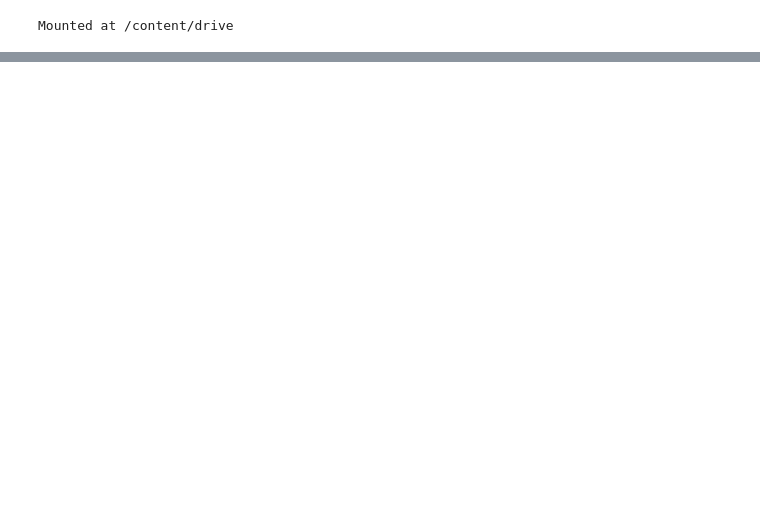
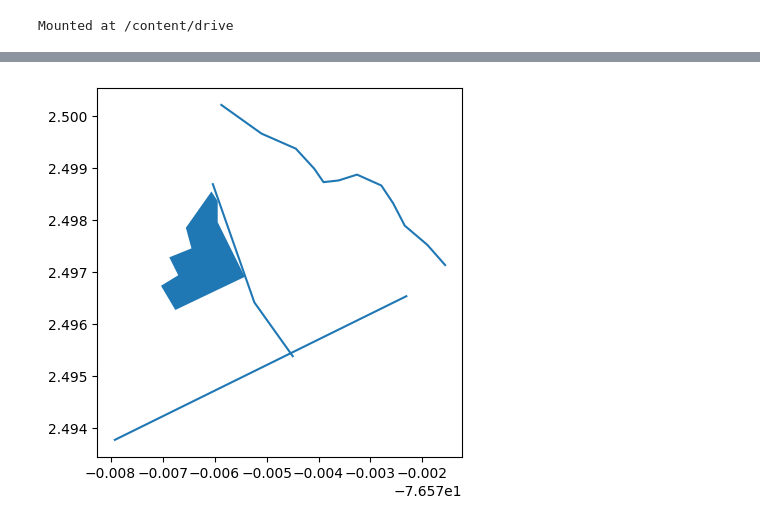
Before and after one commit to yadymilenajimenez-data/Talento-Tech-2024, a Jupyter notebook: 3_4_Taller_GeoJsons.ipynb, the cells around one changed output, grey strips where cells are left out. Cells and saved outputs as stored; diff of their text form; code cells hidden in the pictures; blank space fills up the shorter version.

```diff
--- a/3_4_Taller_GeoJsons.ipynb
+++ b/3_4_Taller_GeoJsons.ipynb
@@ -138,0 +147,72 @@ gdf.plot()
+# %%
+import geopandas as gpd
+from shapely.geometry import Point, Polygon, LineString
+import matplotlib.pyplot as plt
+
+# Localizar tu hogar y tu barrio en el mapa (usando coordenadas de geojson.io)
+
+# Dibujar un recuadro sobre tu casa o tu barrio (ejemplo de un cuadrado)
+recuadro_casa = Polygon([(-76.57610305160782, 2.497133990213797),
+                        (-76.57610305160782, 2.497250328430269),
+                        (-76.57622381332736, 2.497250328430269),
+                        (-76.57622381332736, 2.497133990213797)])
+#dibujo punto casa
+punto_casa = Point([(-76.57585762151763, 2.497719895819216)])
+
+recuadro_barrio = Polygon ([(-76.57605992242193, 2.498547283405827),
+                            (-76.5765515951382, 2.497849254641636),
+                            (-76.57644377217382, 2.497452843079401),
+                            (-76.5768707511116, 2.497280490187876),
+                            (-76.5766982343694, 2.4969357843397546),
+                            (-76.57703032909865, 2.496733269610928),
+                            (-76.57675430231048, 2.4962679165000594),
+                            (-76.57541729755607, 2.4969056225728536),
+                            (-76.57593916070239, 2.497956975153116),
+                            (-76.57593916070239,2.4983620042022068)])
+#dibujo punto barrio
+punto_barrio = Point([(-76.57616719933496, 2.497221051038906)])
+
+# Dibujar linestrings y polígonos para representar características geográficas, rios variantes
+carretera_cercana = LineString([(-76.57603921245251, 2.4987075484162915),
+                                (-76.57523426525724, 2.4964138004378498),
+                                (-76.57448420082518, 2.495362878712143)])
+
+variente_cercana = LineString([(-76.57229281574226, 2.4965415579052745),
+                                (-76.57793543287683, 2.493760703356486)])
+
+quebrada_cercana = LineString ([(-76.57588605236887, 2.5002243786449156),
+                            (-76.57509645420858, 2.4996609167368717),
+                            (-76.57443577003463, 2.499371136233151),
+                            (-76.5740812565745, 2.4989847621274066),
+                            (-76.57390399984507, 2.498727179327929),
+                            (-76.57361394337808, 2.4987593771805905),
+                            (-76.5732594299186, 2.4988720696582334),
+                            (-76.57279211672217, 2.498662783620162),
+                            (-76.57256651724774, 2.4983247061019256),
+                            (-76.57234091777327, 2.49789003487804),
+                            (-76.57190583307312, 2.497519759278603),
+                            (-76.57155131961363, 2.4971172856826627)])
+
+# Crear un GeoDataFrame
+#aqui se cambia el color
+gdf = gpd.GeoDataFrame(geometry=[punto_hogar, punto_barrio, recuadro_barrio, recuadro_casa, carretera_cercana, variente_cercana, quebrada_cercana])
+   # Crear un GeoDataFrame con el punto de la casa
+   #gdf_casa = gpd.GeoDataFrame(geometry=[punto_casa])
+
+# Plotear el GeoDataFrame con el punto de la casa, asignando un color específico
+#gdf_casa.plot(color='red', markersize=50)  # Por ejemplo, aquí he usado color rojo y un tamaño de marcador de 50
+#plt.show()
+
+# Plotear el GeoDataFrame
+gdf.plot()
+plt.show()
+
+# Guardar el GeoDataFrame en formato GeoJSON
+gdf.to_file("mi_mapa24.geojson", driver='GeoJSON')
+
+# Abrir GeoJSON.io y cargar el archivo GeoJSON generado
+# Ve a https://geojson.io/
+# Haz clic en "Open" y selecciona el archivo "mi_mapa.geojson" que acabas de guardar
+# Ahora deberías ver tus geometrías en el mapa
+# %% [output]
+[figure, added]
```
Also changed, not shown: parts of 7 cells of this notebook.
